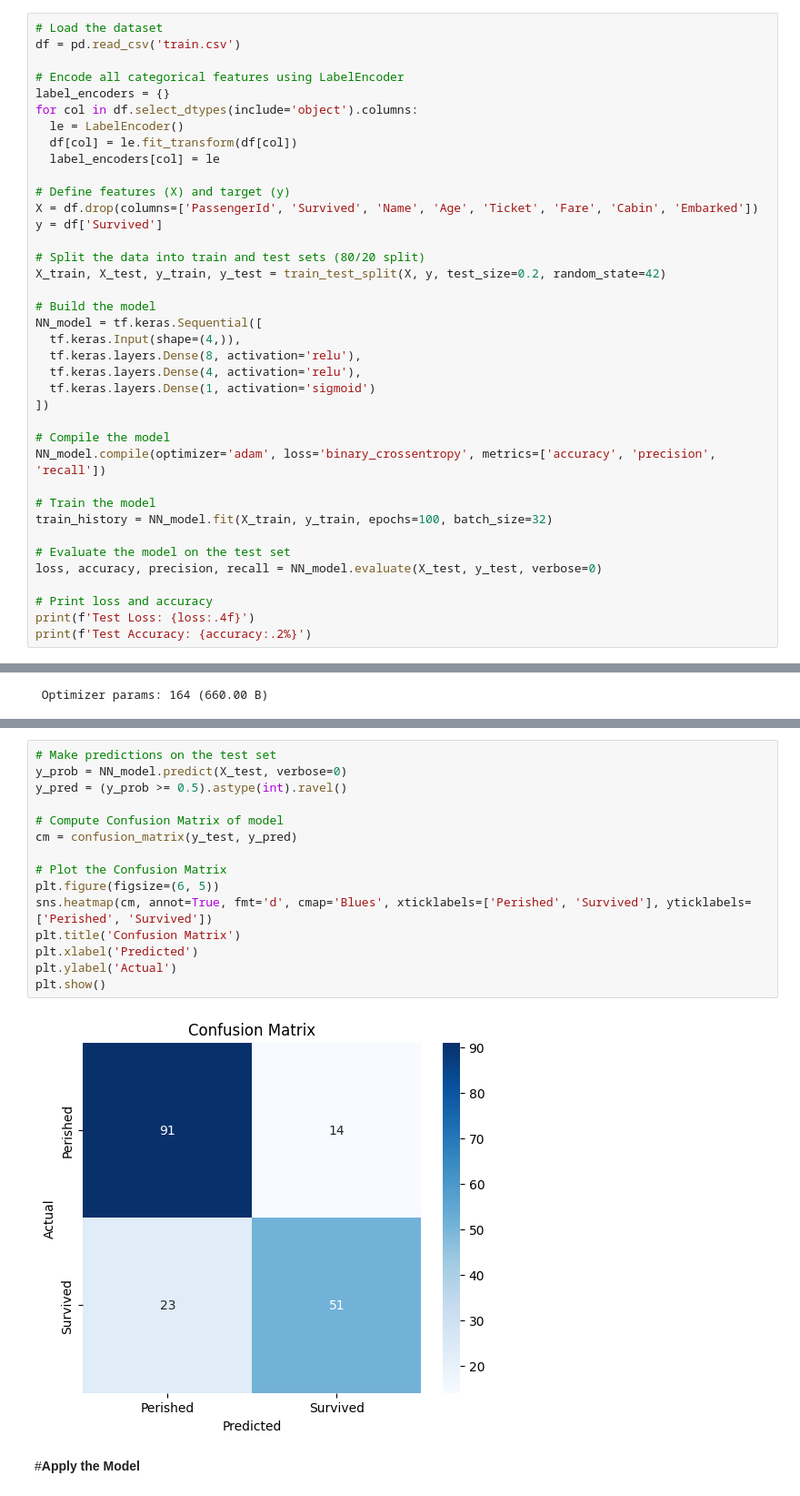
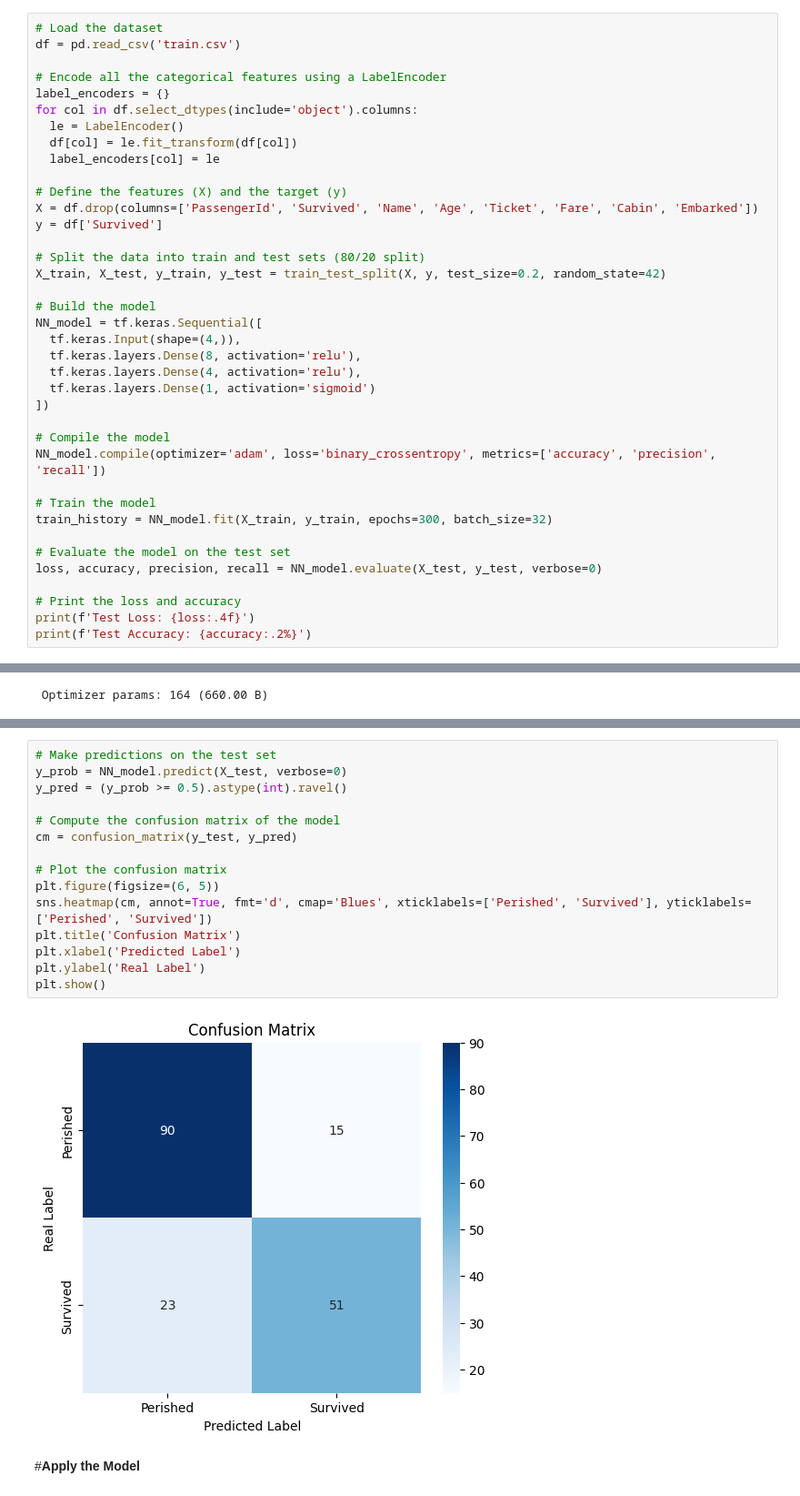
Before and after one commit to davidafshepherd/titanic-passenger-survival-prediction, a Jupyter notebook: titanic_passenger_survival_prediction.ipynb, the cells around one changed output, grey strips where cells are left out. Shown at 91% size. Drawn from its saved outputs; the diff is of its cells as text.

```diff
--- a/titanic_passenger_survival_prediction.ipynb
+++ b/titanic_passenger_survival_prediction.ipynb
@@ -9,14 +9,14 @@ import tensorflow as tf
 # Load the dataset
 df = pd.read_csv('train.csv')
 
-# Encode all categorical features using LabelEncoder
+# Encode all the categorical features using a LabelEncoder
 label_encoders = {}
 for col in df.select_dtypes(include='object').columns:
   le = LabelEncoder()
   df[col] = le.fit_transform(df[col])
   label_encoders[col] = le
 
-# Define features (X) and target (y)
+# Define the features (X) and the target (y)
 X = df.drop(columns=['PassengerId', 'Survived', 'Name', 'Age', 'Ticket', 'Fare', 'Cabin', 'Embarked'])
 y = df['Survived']
 
@@ -35,12 +35,12 @@ NN_model = tf.keras.Sequential([
 NN_model.compile(optimizer='adam', loss='binary_crossentropy', metrics=['accuracy', 'precision', 'recall'])
 
 # Train the model
-train_history = NN_model.fit(X_train, y_train, epochs=100, batch_size=32)
+train_history = NN_model.fit(X_train, y_train, epochs=300, batch_size=32)
 
 # Evaluate the model on the test set
 loss, accuracy, precision, recall = NN_model.evaluate(X_test, y_test, verbose=0)
 
-# Print loss and accuracy
+# Print the loss and accuracy
 print(f'Test Loss: {loss:.4f}')
 print(f'Test Accuracy: {accuracy:.2%}')
 # %% [output]
@@ -113,20 +113,20 @@ Neural Network                0.7846     0.6892     0.7338
 # %%
 # Make predictions on the test set
 y_prob = NN_model.predict(X_test, verbose=0)
 y_pred = (y_prob >= 0.5).astype(int).ravel()
 
-# Compute Confusion Matrix of model
+# Compute the confusion matrix of the model
 cm = confusion_matrix(y_test, y_pred)
 
-# Plot the Confusion Matrix
+# Plot the confusion matrix
 plt.figure(figsize=(6, 5))
 sns.heatmap(cm, annot=True, fmt='d', cmap='Blues', xticklabels=['Perished', 'Survived'], yticklabels=['Perished', 'Survived'])
 plt.title('Confusion Matrix')
-plt.xlabel('Predicted')
-plt.ylabel('Actual')
+plt.xlabel('Predicted Label')
+plt.ylabel('Real Label')
 plt.show()
 # %% [output]
-[figure, old version]
+[figure, new version]
 # %% [markdown]
 #**Apply the Model**
 # %%
```
Also changed, not shown: parts of 4 cells of this notebook.
